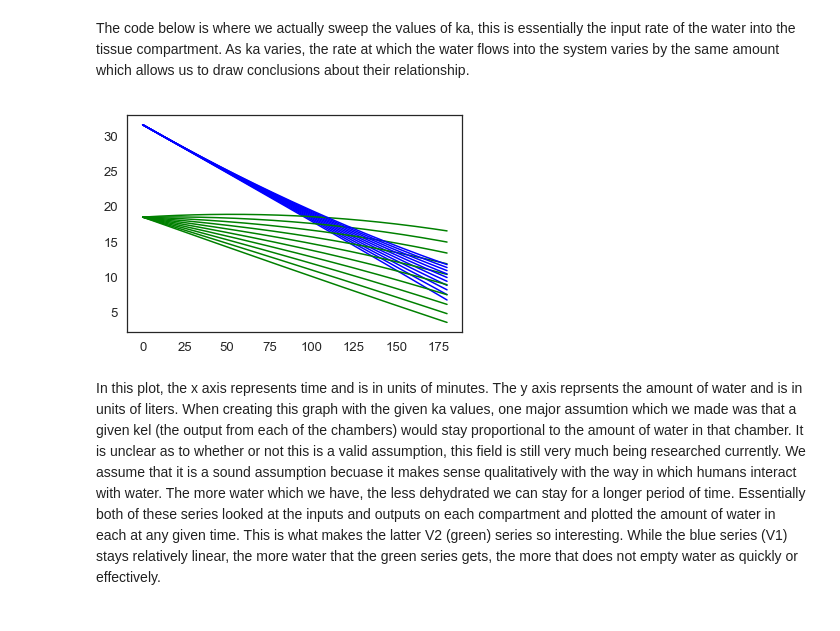
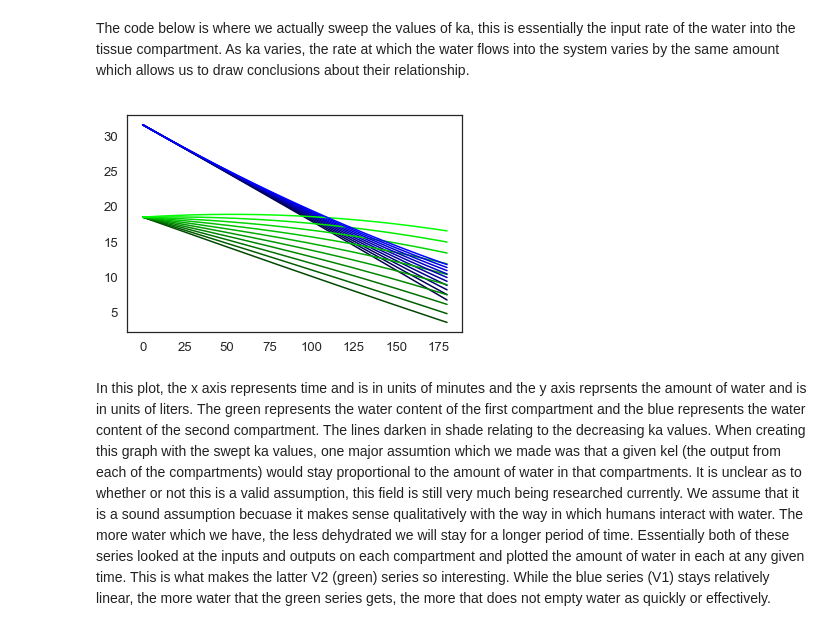
Before and after one commit to nightengail/ModSimProject2, a Jupyter notebook: Project 2.ipynb, the cells around one changed output. Cells and saved outputs as stored; diff of their text form; code cells hidden in the pictures.

```diff
--- a/Project 2.ipynb
+++ b/Project 2.ipynb
@@ -144,22 +129,23 @@ for KA in ka_array:
 # %%
 def plot_sweepseries(sweepseries):
     c = 1
 
     while c < 11 :
         v1 = sweepseries[c].V_1
         v2 = sweepseries[c].V_2
 
-        v1.plot(color="green")
-        v2.plot(color="blue")
+        shade = 0.2+0.08*c;
 
+        v1.plot(color=(0,shade,0))
+        v2.plot(color=(0,0,shade))
 
         c += 1
 
     return
 plot_sweepseries(sweep_ka)
 # %% [output]
-[figure, old version]
+[figure, new version]
 # %% [markdown]
-In this plot, the x axis represents time and is in units of minutes. The y axis reprsents the amount of water and is in units of liters. When creating this graph with the given ka values, one major assumtion which we made was that a given kel (the output from each of the chambers) would stay proportional to the amount of water in that chamber. It is unclear as to whether or not this is a valid assumption, this field is still very much being researched currently. We assume that it is a sound assumption becuase it makes sense qualitatively with the way in which humans interact with water. The more water which we have, the less dehydrated we can stay for a longer period of time. Essentially both of these series looked at the inputs and outputs on each compartment and plotted the amount of water in each at any given time. This is what makes the latter V2 (green) series so interesting. While the blue series (V1) stays relatively linear, the more water that the green series gets, the more that does not empty water as quickly or effectively.
+In this plot, the x axis represents time and is in units of minutes and the y axis reprsents the amount of water and is in units of liters. The green represents the water content of the first compartment and the blue represents the water content of the second compartment. The lines darken in shade relating to the decreasing ka values. When creating this graph with the swept ka values, one major assumtion which we made was that a given kel (the output from each of the compartments) would stay proportional to the amount of water in that compartments. It is unclear as to whether or not this is a valid assumption, this field is still very much being researched currently. We assume that it is a sound assumption becuase it makes sense qualitatively with the way in which humans interact with water. The more water which we have, the less dehydrated we will stay for a longer period of time. Essentially both of these series looked at the inputs and outputs on each compartment and plotted the amount of water in each at any given time. This is what makes the latter V2 (green) series so interesting. While the blue series (V1) stays relatively linear, the more water that the green series gets, the more that does not empty water as quickly or effectively.
 # %%
 results.plot()
```
Also changed, not shown: parts of 9 cells of this notebook.
